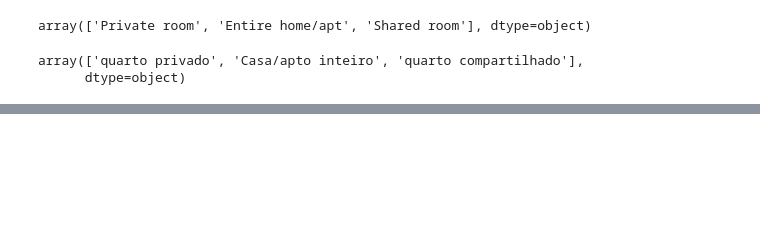
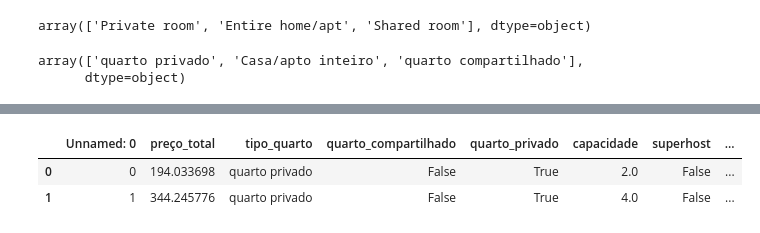
Before and after one commit to DeividAND/Projeto--01-An-lise-de-dados, a Jupyter notebook: notebooks/script01.ipynb, the cells around one changed output, grey strips where cells are left out. Saved outputs shown, nothing was run; the diff lists cells and outputs as text; code cells hidden in the pictures; blank space fills up the shorter version.

```diff
--- a/notebooks/script01.ipynb
+++ b/notebooks/script01.ipynb
@@ -108,0 +146,6 @@ df.sample(5)
+# %%
+df.head(2)
+# %% [output]
+|  | Unnamed: 0 | preço_total | tipo_quarto | quarto_compartilhado | quarto_privado | capacidade | superhost | ... |
+| 0 | 0 | 194.033698 | quarto privado | False | True | 2.0 | False | ... |
+| 1 | 1 | 344.245776 | quarto privado | False | True | 4.0 | False | ... |
```
Also changed, not shown: parts of 15 cells of this notebook.
